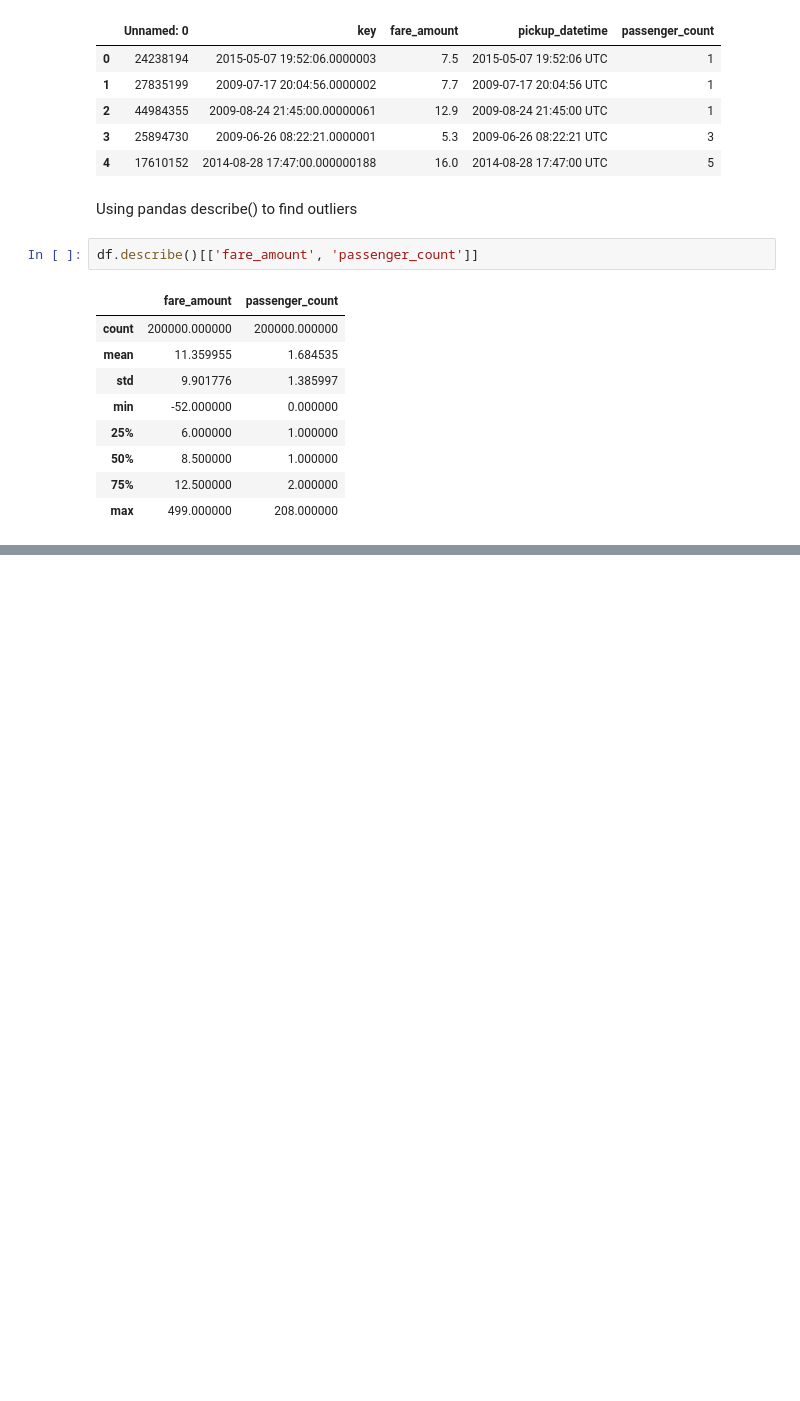
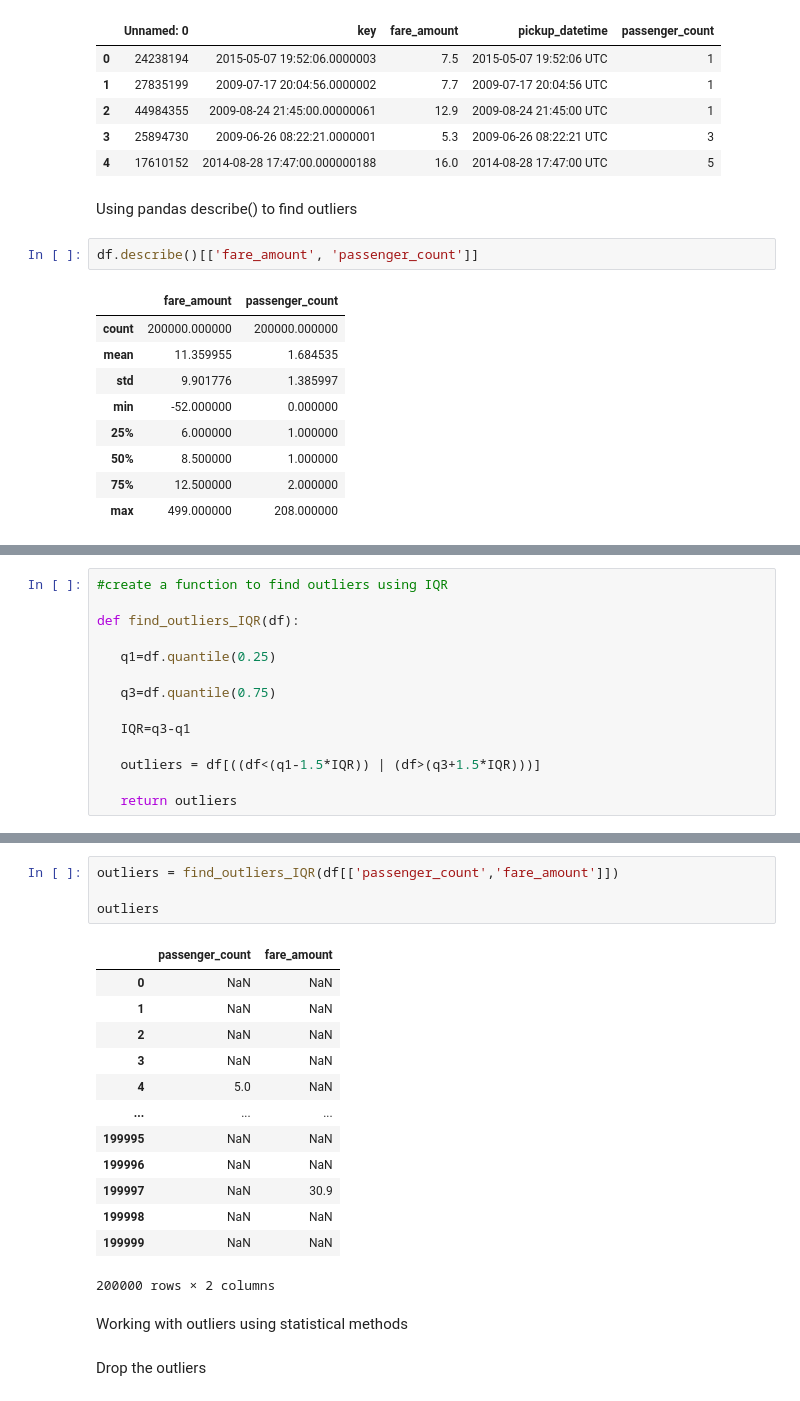
Before and after one commit to yolandaeka/DataMining_2024, a Jupyter notebook: outliers2.ipynb, the cells around one changed output, grey strips where cells are left out. Drawn from its saved outputs; the diff is of its cells as text; blank space fills up the shorter version.

```diff
--- a/outliers2.ipynb
+++ b/outliers2.ipynb
@@ -42,0 +69,14 @@ df.describe()[['fare_amount', 'passenger_count']]
+# %%
+#create a function to find outliers using IQR
+
+def find_outliers_IQR(df):
+
+   q1=df.quantile(0.25)
+
+   q3=df.quantile(0.75)
+
+   IQR=q3-q1
+
+   outliers = df[((df<(q1-1.5*IQR)) | (df>(q3+1.5*IQR)))]
+
+   return outliers
@@ -42,0 +109,22 @@ df.describe()[['fare_amount', 'passenger_count']]
+# %%
+outliers = find_outliers_IQR(df[['passenger_count','fare_amount']])
+
+outliers
+# %% [output]
+|  | passenger_count | fare_amount |
+| 0 | NaN | NaN |
+| 1 | NaN | NaN |
+| 2 | NaN | NaN |
+| 3 | NaN | NaN |
+| 4 | 5.0 | NaN |
+| ... | ... | ... |
+| 199995 | NaN | NaN |
+| 199996 | NaN | NaN |
+| 199997 | NaN | 30.9 |
+| 199998 | NaN | NaN |
+| 199999 | NaN | NaN |
+200000 rows × 2 columns
+# %% [markdown]
+Working with outliers using statistical methods
+# %% [markdown]
+Drop the outliers
```
Also changed, not shown: parts of 16 cells of this notebook.
